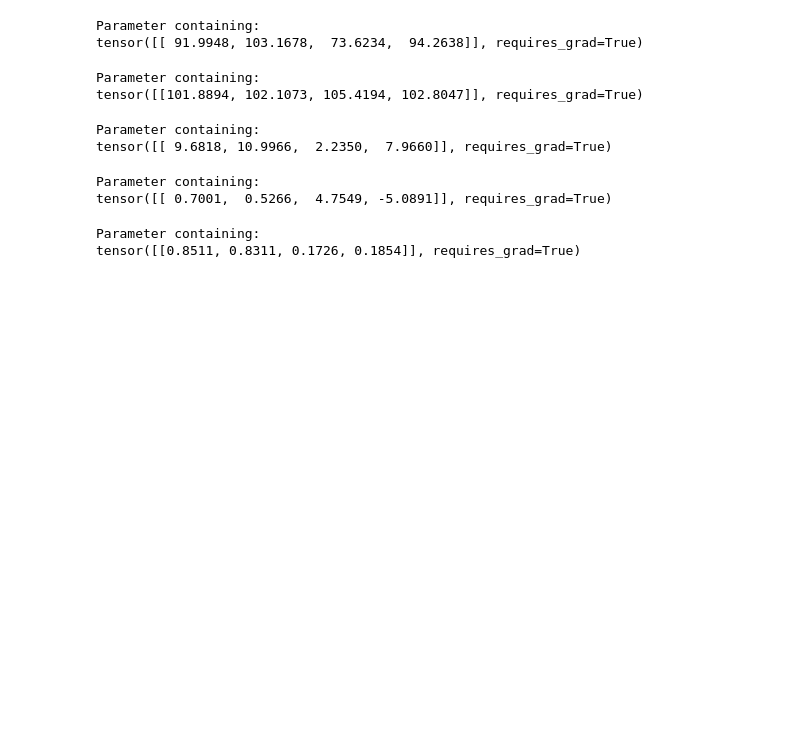
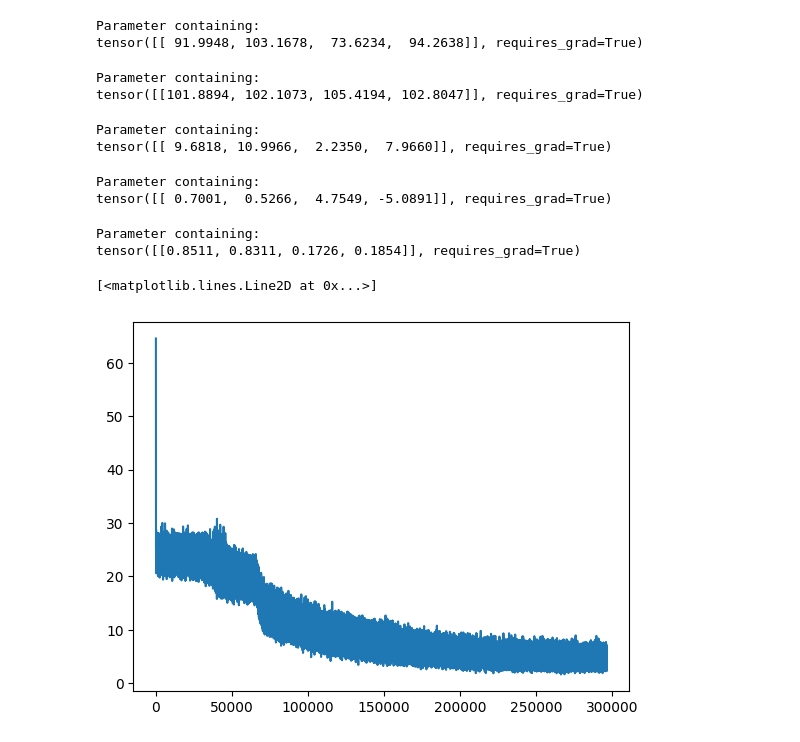
Before and after one commit to Gabriel-Ducrocq/segmentationCryoEM, a Jupyter notebook: visualization.ipynb, the cells around one changed output. Cells and saved outputs as stored; diff of their text form; code cells hidden in the pictures; blank space fills up the shorter version.

```diff
--- a/visualization.ipynb
+++ b/visualization.ipynb
@@ -1999,3 +1999,10 @@ model.cluster_proportions_std
 # %% [output]
 Parameter containing:
 tensor([[0.8511, 0.8311, 0.1726, 0.1854]], requires_grad=True)
+# %%
+l = np.load("losses_rmsd.npy")
+# %%
+plt.plot(l[:])
+# %% [output]
+[<matplotlib.lines.Line2D at 0x...>]
+[figure, added]
```
Also changed, not shown: parts of 29 cells of this notebook, 2 other files.
